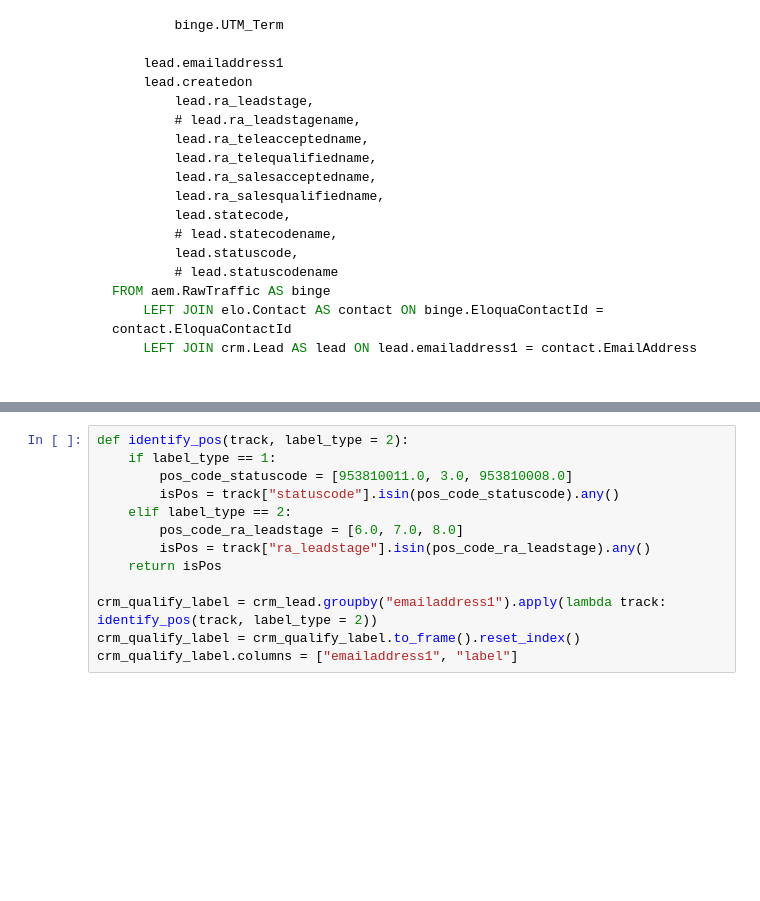
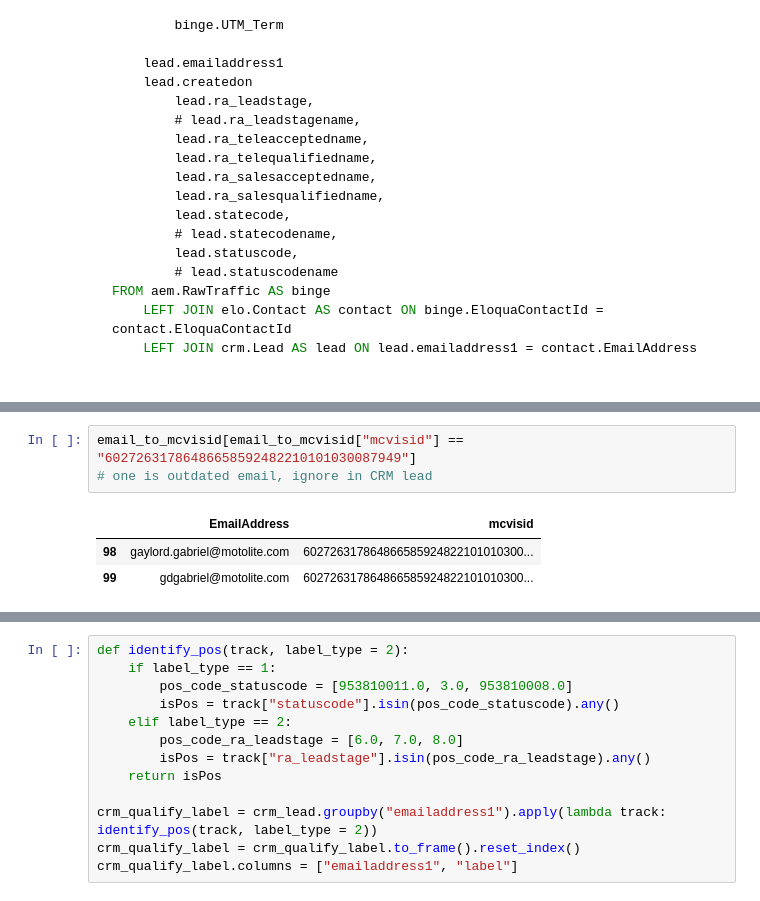
Before and after one commit to wyang-pisrc/ra-mdp, a Jupyter notebook: engagement_scoring/look_up_tables.ipynb, the cells around one changed output, grey strips where cells are left out. Cells and saved outputs as stored; diff of their text form; blank space fills up the shorter version.

```diff
--- a/engagement_scoring/look_up_tables.ipynb
+++ b/engagement_scoring/look_up_tables.ipynb
@@ -969,0 +1009,7 @@ FROM aem.RawTraffic AS binge
+# %%
+email_to_mcvisid[email_to_mcvisid["mcvisid"] == "60272631786486658592482210101030087949"]
+# one is outdated email, ignore in CRM lead
+# %% [output]
+|  | EmailAddress | mcvisid |
+| 98 | gaylord.gabriel@motolite.com | 602726317864866585924822101010300... |
+| 99 | gdgabriel@motolite.com | 602726317864866585924822101010300... |
```
Also changed, not shown: parts of 11 cells of this notebook, 5 other files.
